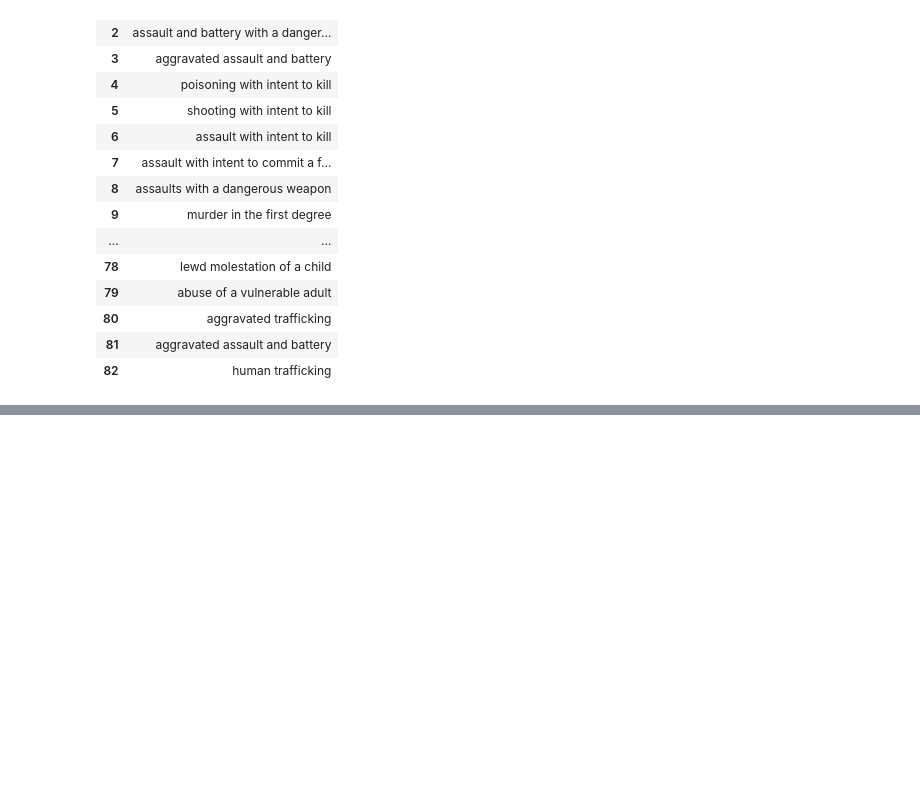
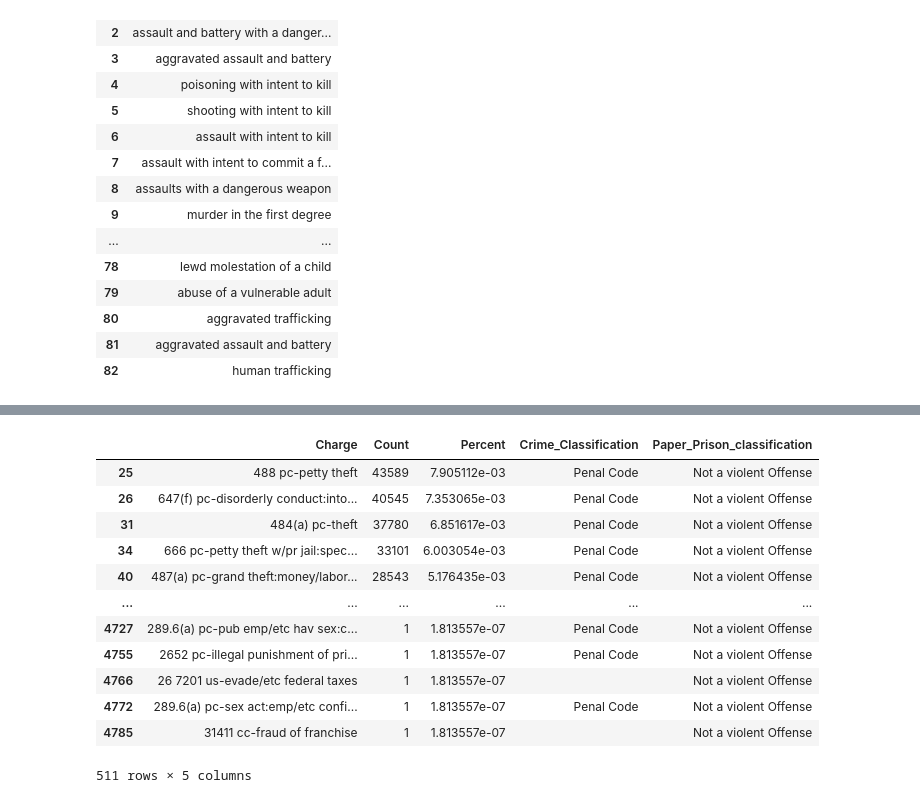
Before and after one commit to 8coolguy/paper_prisons_crime_classifiers, a Jupyter notebook: Paper Prisons.ipynb, the cells around one changed output, grey strips where cells are left out. Cells and saved outputs as stored; diff of their text form; code cells hidden in the pictures; blank space fills up the shorter version.

```diff
--- a/Paper Prisons.ipynb
+++ b/Paper Prisons.ipynb
@@ -124,0 +120,25 @@ len(ok_charges[ok_charges.Paper_Prison_classification == ""])
+# %%
+not_violent_crimes = [
+    "juvenile",
+    "deport",
+    "illegal",
+    "immigration",
+    "fraud",
+    "drug",
+    "alien",
+    "tax",
+    "forgery",
+    "theft",
+    "traffic",
+    "speeding",
+    "seatbelt",
+    "dl",
+    "influence",
+    "driving (no collission)",
+    "d.l."]
+# %%
+for index, row in crimes_by_cjars.iterrows():
+    offense = row["Offense code description"]
+    offense_type = row["Offense type"]
+    ok_unk['Paper_Prison_classification'] = np.where(ok_unk.CHARGE.str.contains(offense),
+                                                      offense_type, ok_unk.Paper_Prison_classification)
@@ -124,0 +155,6 @@ len(ok_charges[ok_charges.Paper_Prison_classification == ""])
+# %%
+for nv_offense in not_violent_crimes:
+    offense = nv_offense
+    offense_type = "Not a violent Offense"
+    ok_unk['Paper_Prison_classification'] = np.where(ok_unk.CHARGE.str.contains(offense),
+                                                      offense_type, ok_unk.Paper_Prison_classification)
@@ -124,0 +171,6 @@ len(ok_charges[ok_charges.Paper_Prison_classification == ""])
+# %%
+for nv_offense in not_violent_crimes:
+    offense = nv_offense
+    offense_type = "Not a violent Offense"
+    test['Paper_Prison_classification'] = np.where(test.Charge.str.contains(offense),
+                                                      offense_type, test.Paper_Prison_classification)
@@ -124,0 +226,16 @@ len(ok_charges[ok_charges.Paper_Prison_classification == ""])
+# %%
+test[test.Paper_Prison_classification != ""]
+# %% [output]
+|  | Charge | Count | Percent | Crime_Classification | Paper_Prison_classification |
+| 25 | 488 pc-petty theft | 43589 | 7.905112e-03 | Penal Code | Not a violent Offense |
+| 26 | 647(f) pc-disorderly conduct:into... | 40545 | 7.353065e-03 | Penal Code | Not a violent Offense |
+| 31 | 484(a) pc-theft | 37780 | 6.851617e-03 | Penal Code | Not a violent Offense |
+| 34 | 666 pc-petty theft w/pr jail:spec... | 33101 | 6.003054e-03 | Penal Code | Not a violent Offense |
+| 40 | 487(a) pc-grand theft:money/labor... | 28543 | 5.176435e-03 | Penal Code | Not a violent Offense |
+| ... | ... | ... | ... | ... | ... |
+| 4727 | 289.6(a) pc-pub emp/etc hav sex:c... | 1 | 1.813557e-07 | Penal Code | Not a violent Offense |
+| 4755 | 2652 pc-illegal punishment of pri... | 1 | 1.813557e-07 | Penal Code | Not a violent Offense |
+| 4766 | 26 7201 us-evade/etc federal taxes | 1 | 1.813557e-07 |  | Not a violent Offense |
+| 4772 | 289.6(a) pc-sex act:emp/etc confi... | 1 | 1.813557e-07 | Penal Code | Not a violent Offense |
+| 4785 | 31411 cc-fraud of franchise | 1 | 1.813557e-07 |  | Not a violent Offense |
+511 rows × 5 columns
```
Also changed, not shown: parts of 22 cells of this notebook, 11 other files.
